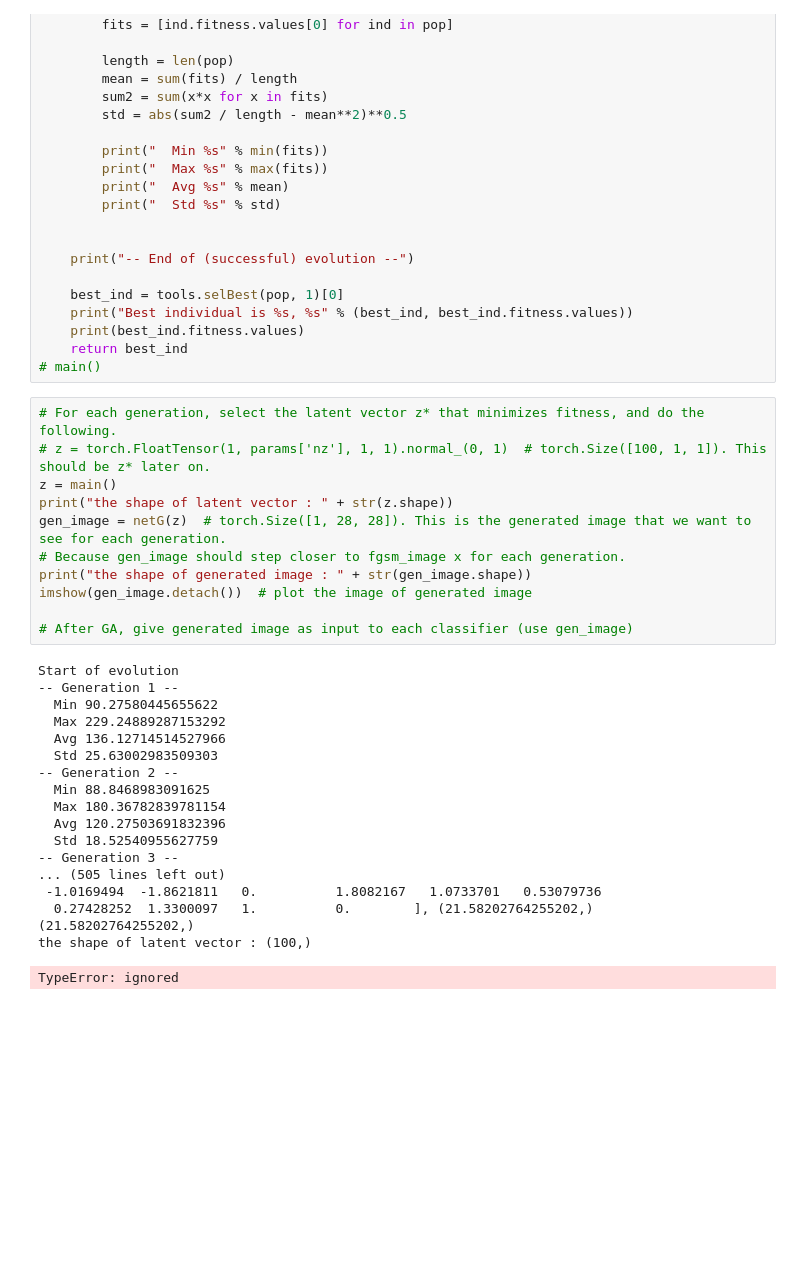
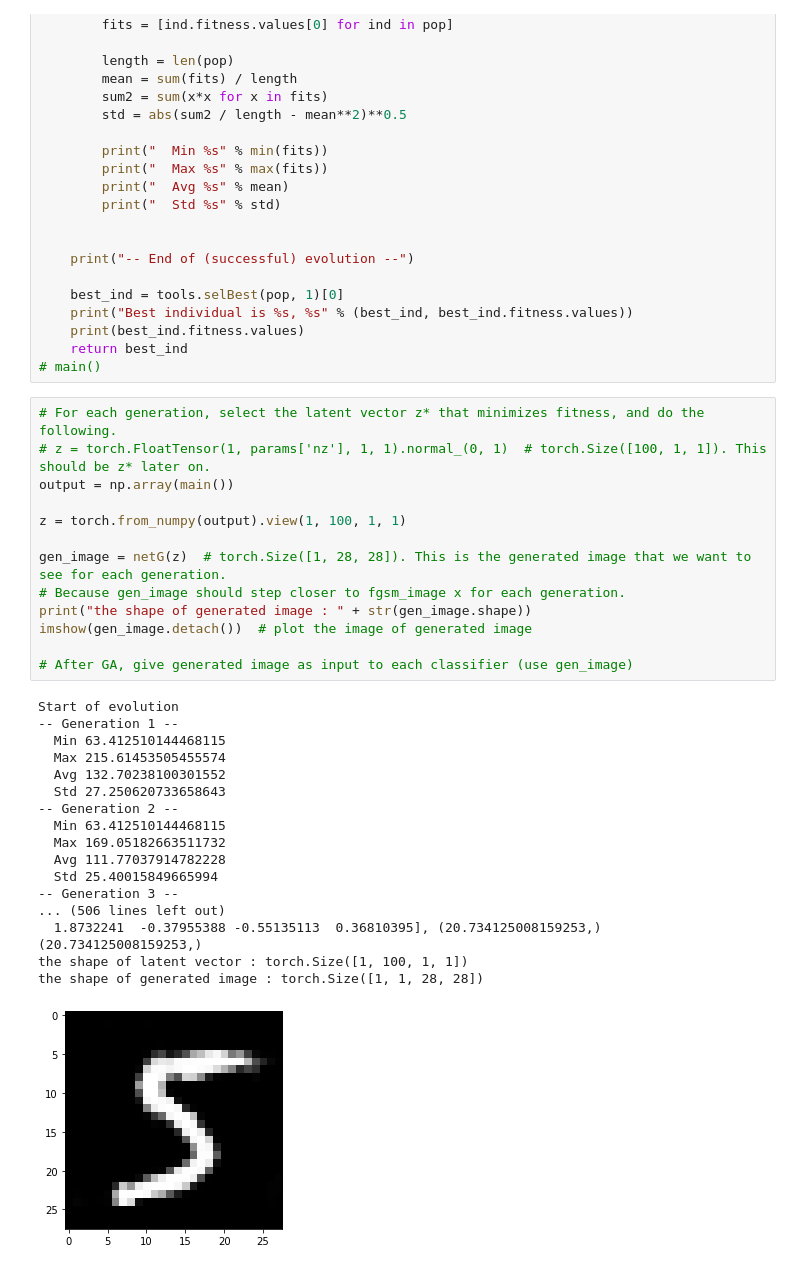
Before and after one commit to Choiyounseo/CS454_project, a Jupyter notebook: GeneticAlgorithm/GAN+GA.ipynb, the cells around one changed output. Drawn from its saved outputs; the diff is of its cells as text; blank space fills up the shorter version.

Commit message:
Fix GA output shape enable to run with Generator

```diff
--- a/GeneticAlgorithm/GAN+GA.ipynb
+++ b/GeneticAlgorithm/GAN+GA.ipynb
@@ -295,30 +312,32 @@ def main():
 # %%
 # For each generation, select the latent vector z* that minimizes fitness, and do the following.
 # z = torch.FloatTensor(1, params['nz'], 1, 1).normal_(0, 1)  # torch.Size([100, 1, 1]). This should be z* later on.
-z = main()
-print("the shape of latent vector : " + str(z.shape))
+output = np.array(main())
+
+z = torch.from_numpy(output).view(1, 100, 1, 1)
+
 gen_image = netG(z)  # torch.Size([1, 28, 28]). This is the generated image that we want to see for each generation.
 # Because gen_image should step closer to fgsm_image x for each generation.
 print("the shape of generated image : " + str(gen_image.shape))
 imshow(gen_image.detach())  # plot the image of generated image
 
 # After GA, give generated image as input to each classifier (use gen_image)
 # %% [output]
 Start of evolution
 -- Generation 1 --
-  Min 90.27580445655622
-  Max 229.24889287153292
-  Avg 136.12714514527966
-  Std 25.63002983509303
+  Min 63.412510144468115
+  Max 215.61453505455574
+  Avg 132.70238100301552
+  Std 27.250620733658643
 -- Generation 2 --
-  Min 88.8468983091625
-  Max 180.36782839781154
-  Avg 120.27503691832396
-  Std 18.52540955627759
+  Min 63.412510144468115
+  Max 169.05182663511732
+  Avg 111.77037914782228
+  Std 25.40015849665994
 -- Generation 3 --
-... (505 lines left out)
- -1.0169494  -1.8621811   0.          1.8082167   1.0733701   0.53079736
-  0.27428252  1.3300097   1.          0.        ], (21.58202764255202,)
-(21.58202764255202,)
-the shape of latent vector : (100,)
+... (506 lines left out)
+  1.8732241  -0.37955388 -0.55135113  0.36810395], (20.734125008159253,)
+(20.734125008159253,)
+the shape of latent vector : torch.Size([1, 100, 1, 1])
+the shape of generated image : torch.Size([1, 1, 28, 28])
-TypeError: ignored
+[figure, added]
```
Also changed, not shown: parts of 3 cells of this notebook.
